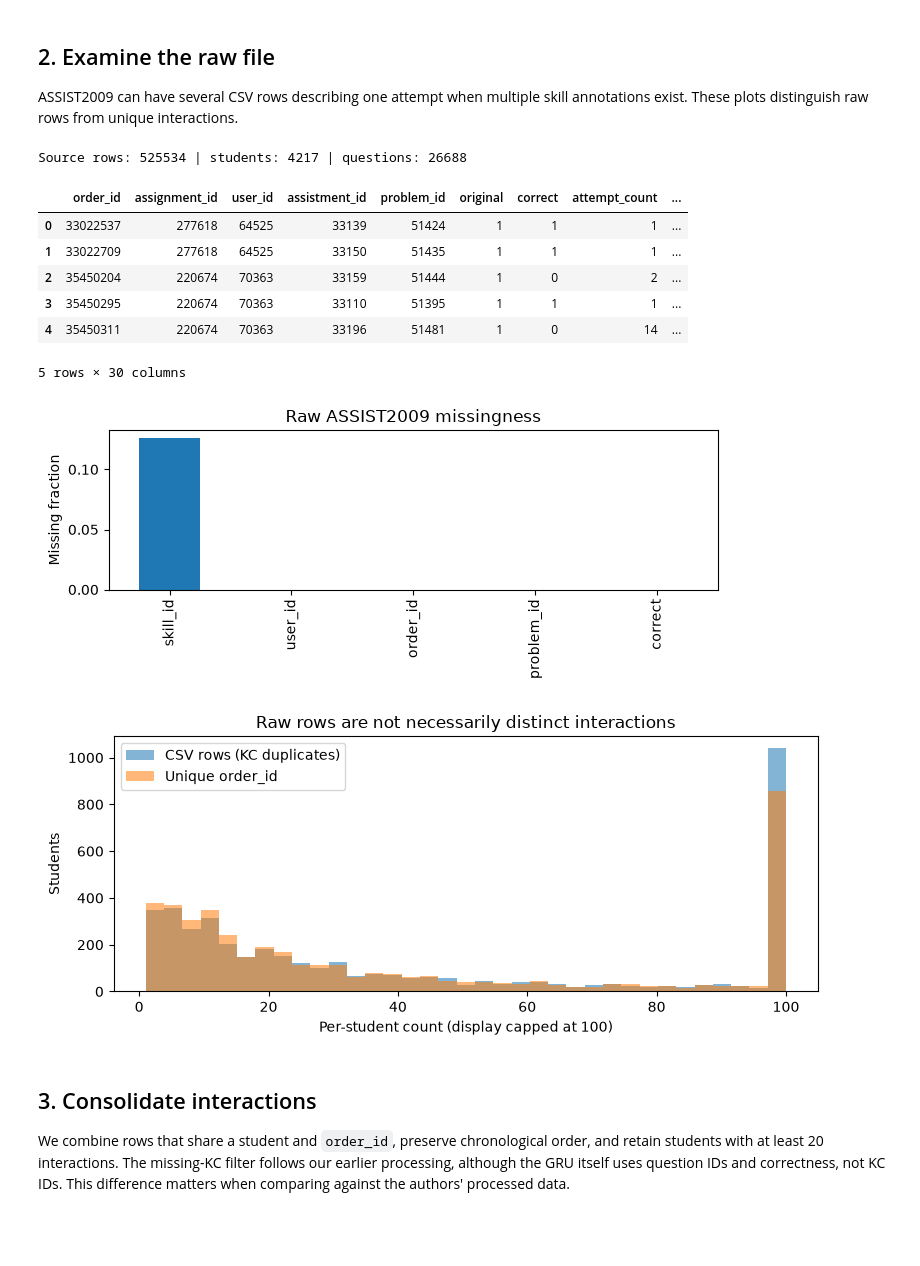
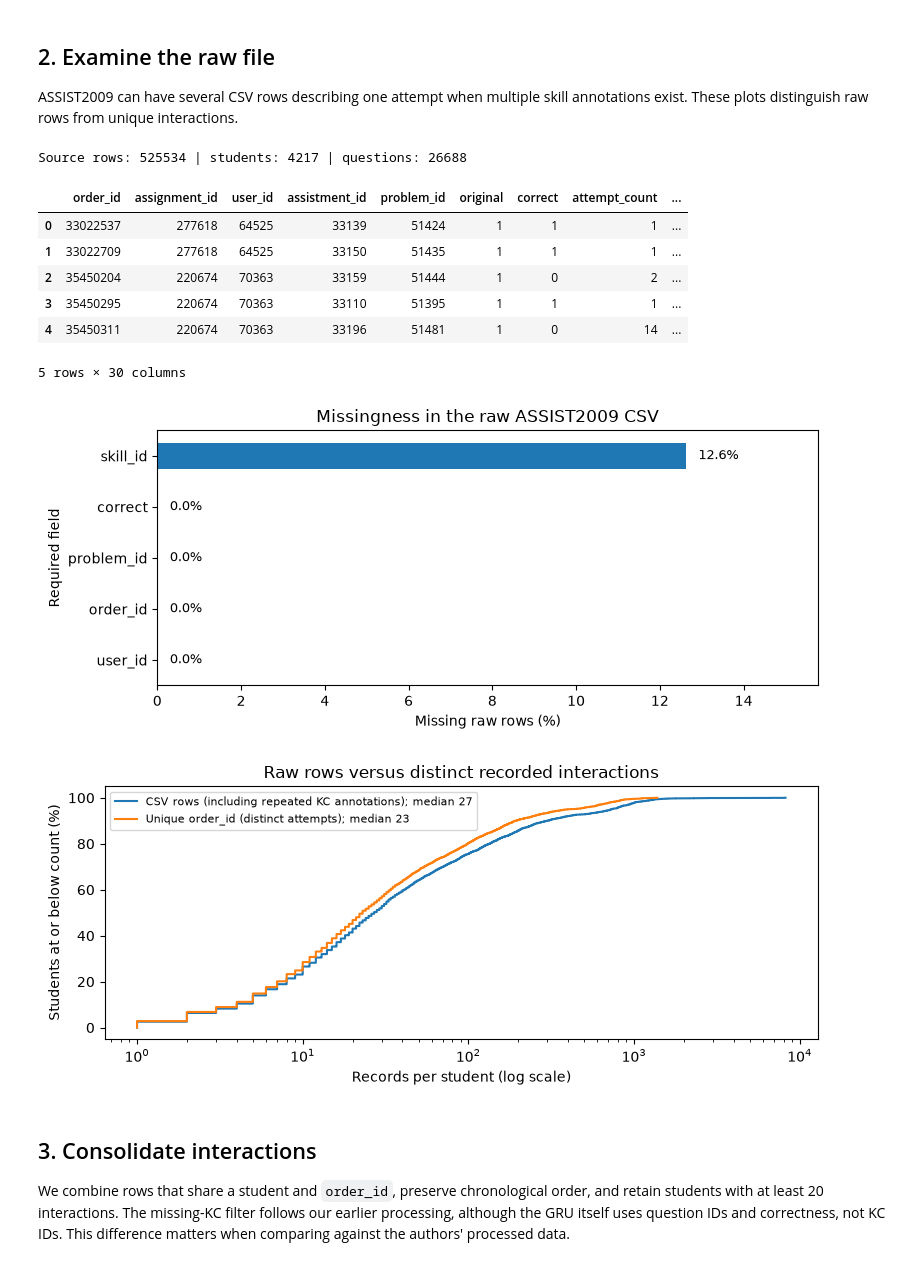
Before and after one commit to AIVIETNAM-AIO-LQThai/kt-state-lab, a Jupyter notebook: notebooks/MAML_KT.ipynb, the cells around one changed output. Cells and saved outputs as stored; diff of their text form; code cells hidden in the pictures; blank space fills up the shorter version.

```diff
--- a/notebooks/MAML_KT.ipynb
+++ b/notebooks/MAML_KT.ipynb
@@ -41,9 +41,9 @@ from torch import nn
 from torch.func import functional_call
 
 CWD = Path.cwd().resolve()
-PROJECT_ROOT = next(p for p in (CWD, *CWD.parents)
-                    if (p/'src/ktlab/data/cli.py').is_file())
-sys.path.insert(0, str(PROJECT_ROOT))
+PROJECT_ROOT = Path().cwd().resolve().parent
+if str(PROJECT_ROOT) not in sys.path:
+    sys.path.insert(0, str(PROJECT_ROOT))
 from src.ktlab.data.cli import run_pipeline
 
 RAW_PATH = PROJECT_ROOT / 'data/raw/ASSISTment2009.csv'
@@ -76,47 +76,46 @@ Device: cpu | cohorts: (10, 20, 50) | splits: 5
 ASSIST2009 can have several CSV rows describing one attempt when multiple skill annotations exist. These plots distinguish raw rows from unique interactions.
 # %%
 raw = pd.read_csv(RAW_PATH, dtype=str, low_memory=False, encoding='cp1252')
-print('Source rows:', len(raw), '| students:', raw.user_id.nunique(),
-      '| questions:', raw.problem_id.nunique())
+print('Source rows:', len(raw), '| students:', raw.user_id.nunique(), '| questions:', raw.problem_id.nunique())
 display(raw.head())
 
 fields = ['user_id', 'order_id', 'problem_id', 'skill_id', 'correct']
-missing = raw[fields].isna().mean().sort_values(ascending=False)
-
-fig, ax = plt.subplots(figsize=(7, 3))
-missing.plot.bar(ax=ax)
-ax.set_ylabel('Missing fraction')
-ax.set_title('Raw ASSIST2009 missingness')
+missing = (100*raw[fields].isna().mean()).sort_values()
+fig, ax = plt.subplots(figsize=(8, 3.5))
+missing.plot.barh(ax=ax)
+for i, pct in enumerate(missing):
+    ax.text(pct+0.3, i, f'{pct:.1f}%', va='center', fontsize=9)
+ax.set(xlabel='Missing raw rows (%)', ylabel='Required field', title='Missingness in the raw ASSIST2009 CSV', xlim=(0, max(missing)*1.25))
 fig.tight_layout()
 fig.savefig(EDA_DIR/'raw_missingness.png', dpi=200, bbox_inches='tight')
 plt.show()
 
 raw_rows = raw.groupby('user_id').size()
 raw_interactions = raw.groupby('user_id')['order_id'].nunique()
-
 fig, ax = plt.subplots(figsize=(8, 3.5))
-ax.hist(raw_rows.clip(upper=100), bins=35, alpha=.55,
-        label='CSV rows (KC duplicates)')
-ax.hist(raw_interactions.clip(upper=100), bins=35, alpha=.55,
-        label='Unique order_id')
-ax.set(xlabel='Per-student count (display capped at 100)', ylabel='Students',
-       title='Raw rows are not necessarily distinct interactions')
-ax.legend()
+for series, title in [
+    (raw_rows, 'CSV rows (including repeated KC annotations)'),
+    (raw_interactions, 'Unique order_id (distinct attempts)')
+]:
+    ordered = np.sort(series.to_numpy())
+    ax.step(ordered, 100*np.arange(1, len(ordered)+1)/len(ordered), where='post', label=f'{title}; median {series.median():.0f}')
+ax.set_xscale('log')
+ax.set(xlabel='Records per student (log scale)', ylabel='Students at or below count (%)', title='Raw rows versus distinct recorded interactions')
+ax.legend(fontsize=8)
 fig.tight_layout()
-fig.savefig(EDA_DIR/'raw_rows_vs_interactions.png', dpi=200,
-            bbox_inches='tight')
+fig.savefig(EDA_DIR/'raw_rows_vs_interactions.png', dpi=200, bbox_inches='tight')
 plt.show()
 # %% [output]
 Source rows: 525534 | students: 4217 | questions: 26688
 |  | order_id | assignment_id | user_id | assistment_id | problem_id | original | correct | attempt_count | ... |
 | 0 | 33022537 | 277618 | 64525 | 33139 | 51424 | 1 | 1 | 1 | ... |
 | 1 | 33022709 | 277618 | 64525 | 33150 | 51435 | 1 | 1 | 1 | ... |
 | 2 | 35450204 | 220674 | 70363 | 33159 | 51444 | 1 | 0 | 2 | ... |
 | 3 | 35450295 | 220674 | 70363 | 33110 | 51395 | 1 | 1 | 1 | ... |
 | 4 | 35450311 | 220674 | 70363 | 33196 | 51481 | 1 | 0 | 14 | ... |
 5 rows × 30 columns
-[figure, old version]
+[figure, new version]
-[figure, old version]
+[figure, new version]
 # %% [markdown]
 ## 3. Consolidate interactions
 
```
Also changed, not shown: parts of 13 cells of this notebook, 22 other files.
